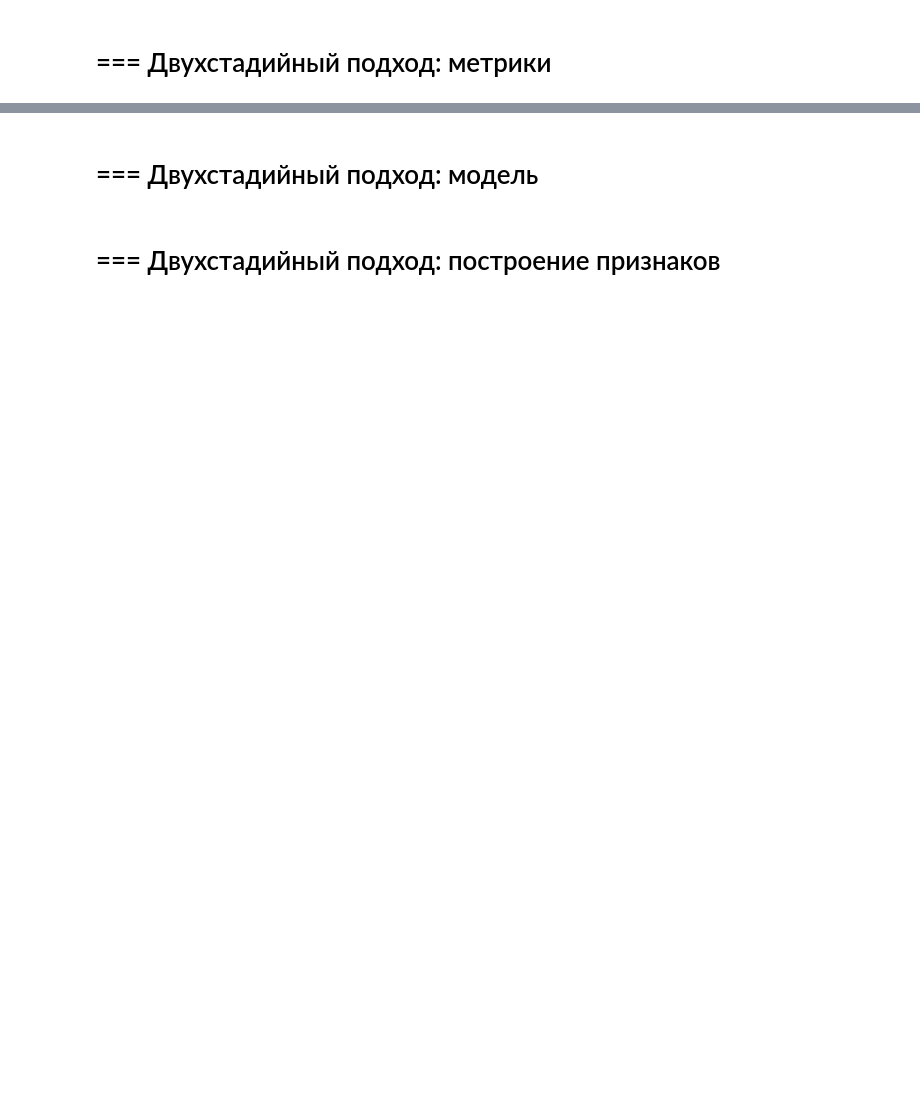
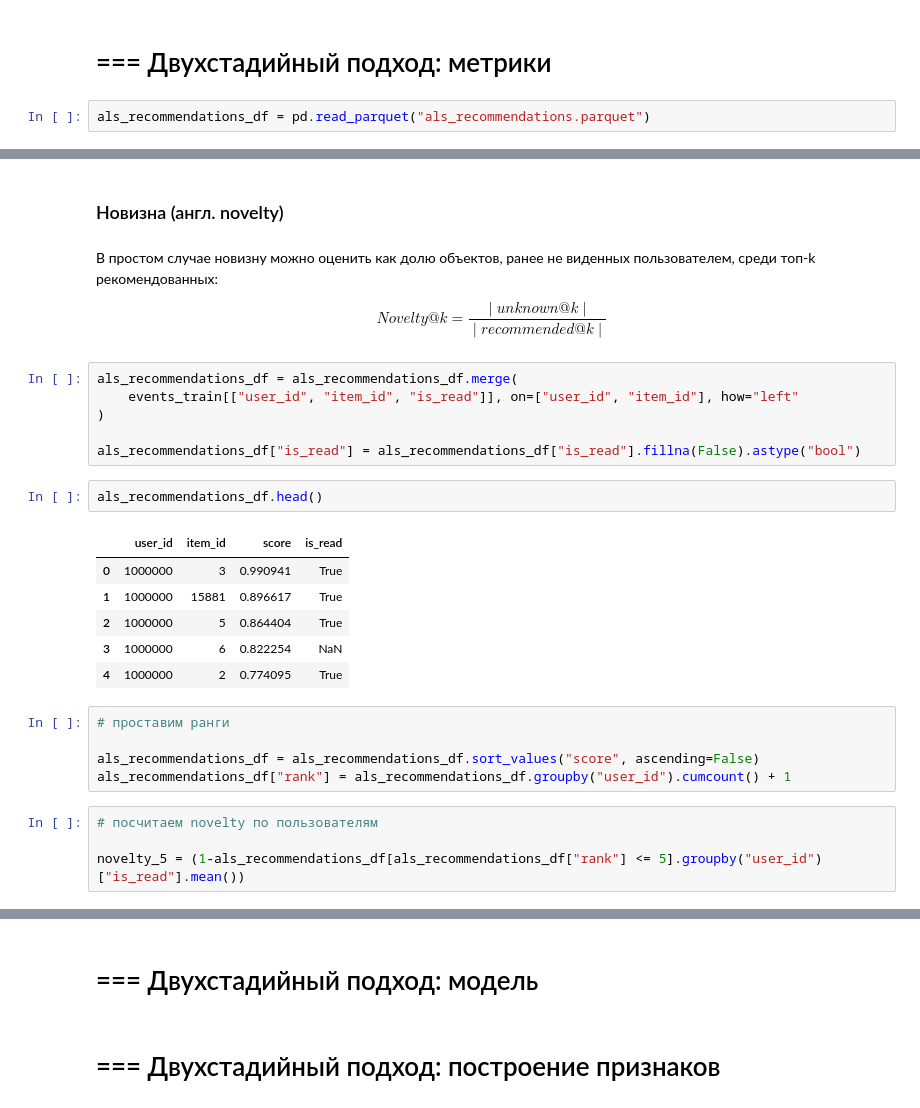
Before and after one commit to bos1988/practicum_mle_4_recsys, a Jupyter notebook: main_offline.ipynb, the cells around one changed output, grey strips where cells are left out. Cells and saved outputs as stored; diff of their text form; blank space fills up the shorter version.

```diff
--- a/main_offline.ipynb
+++ b/main_offline.ipynb
@@ -1465,2 +1473,4 @@ recall@5 = 0.20423433248344025
 # %% [markdown]
 # === Двухстадийный подход: метрики
+# %%
+als_recommendations_df = pd.read_parquet("als_recommendations.parquet")
@@ -1466,0 +1535,32 @@ recall@5 = 0.20423433248344025
+# %% [markdown]
+### Новизна (англ. novelty)
+# %% [markdown]
+В простом случае новизну можно оценить как долю объектов, ранее не виденных пользователем, среди топ-k рекомендованных:
+
+$$
+Novelty@k = \frac{∣unknown@k∣}{∣recommended@k∣}
+$$
+# %%
+als_recommendations_df = als_recommendations_df.merge(
+    events_train[["user_id", "item_id", "is_read"]], on=["user_id", "item_id"], how="left"
+)
+
+als_recommendations_df["is_read"] = als_recommendations_df["is_read"].fillna(False).astype("bool")
+# %%
+als_recommendations_df.head()
+# %% [output]
+|  | user_id | item_id | score | is_read |
+| 0 | 1000000 | 3 | 0.990941 | True |
+| 1 | 1000000 | 15881 | 0.896617 | True |
+| 2 | 1000000 | 5 | 0.864404 | True |
+| 3 | 1000000 | 6 | 0.822254 | NaN |
+| 4 | 1000000 | 2 | 0.774095 | True |
+# %%
+# проставим ранги
+
+als_recommendations_df = als_recommendations_df.sort_values("score", ascending=False)
+als_recommendations_df["rank"] = als_recommendations_df.groupby("user_id").cumcount() + 1
+# %%
+# посчитаем novelty по пользователям
+
+novelty_5 = (1-als_recommendations_df[als_recommendations_df["rank"] <= 5].groupby("user_id")["is_read"].mean())
```
Also changed, not shown: parts of 18 cells of this notebook.
